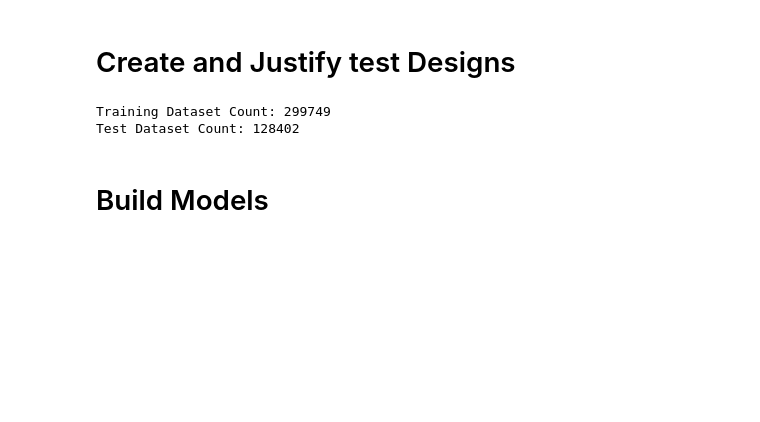
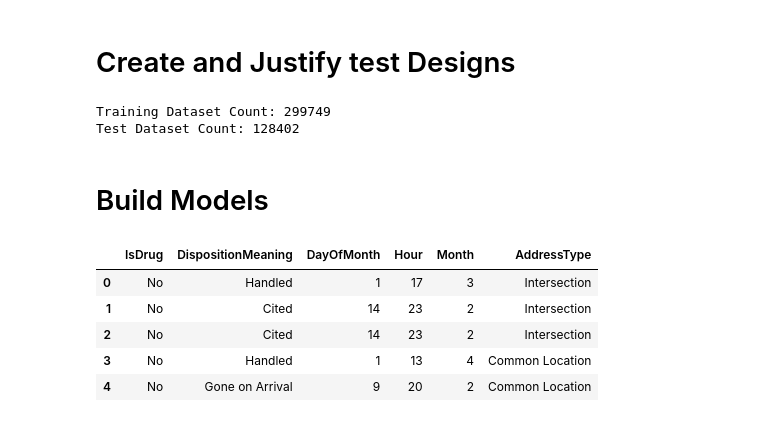
Before and after one commit to lkot611/LucasAng, a Jupyter notebook: Iteration 4.ipynb, the cells around one changed output. Cells and saved outputs as stored; diff of their text form; code cells hidden in the pictures; blank space fills up the shorter version.

```diff
--- a/Iteration 4.ipynb
+++ b/Iteration 4.ipynb
@@ -336,0 +371,13 @@ predictions.filter(predictions['IsDrug'] == 0) \
+# %%
+# Import pandas.
+import pandas as pd
+
+# Take the first five rows of data, and visualise.
+pd.DataFrame(final.take(5), columns=final.columns)
+# %% [output]
+|  | IsDrug | DispositionMeaning | DayOfMonth | Hour | Month | AddressType |
+| 0 | No | Handled | 1 | 17 | 3 | Intersection |
+| 1 | No | Cited | 14 | 23 | 2 | Intersection |
+| 2 | No | Cited | 14 | 23 | 2 | Intersection |
+| 3 | No | Handled | 1 | 13 | 4 | Common Location |
+| 4 | No | Gone on Arrival | 9 | 20 | 2 | Common Location |
```
Also changed, not shown: parts of 30 cells of this notebook, 5 other files.
